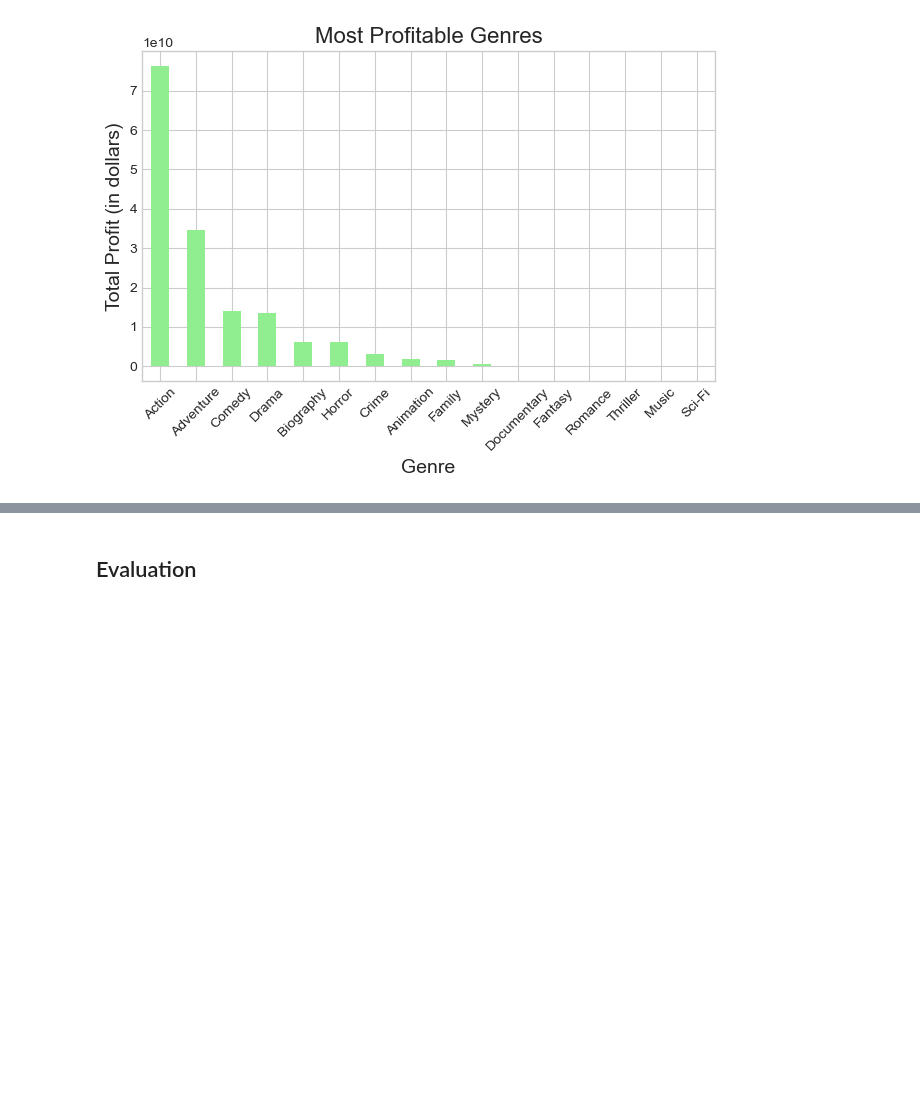
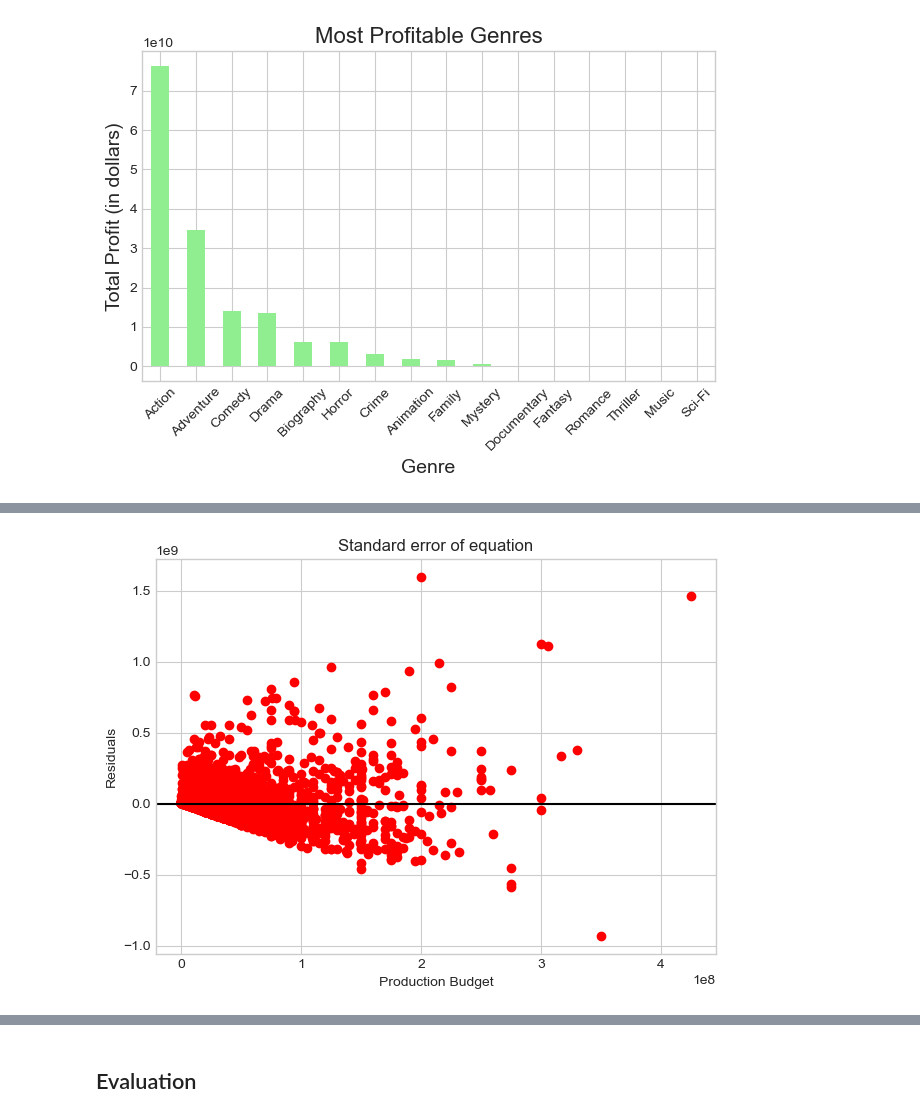
Before and after one commit to eugene-maina72/Phase-2-Project.Movie_Studio, a Jupyter notebook: notebook.ipynb, the cells around one changed output, grey strips where cells are left out. Drawn from its saved outputs; the diff is of its cells as text; code cells hidden in the pictures; blank space fills up the shorter version.

```diff
--- a/notebook.ipynb
+++ b/notebook.ipynb
@@ -676,0 +686,16 @@ strong multicollinearity or other numerical problems.
+# %%
+## Actual data from y_test
+# y=mx+c
+#  y = 2.112(X) - 7.814 to the power of 6
+#making predictions
+y_predictions = profit_equation.predict(sm.add_constant(x_test))
+
+
+#Evaluating performance(MSE,RMSE)
+
+reg_mse = mean_squared_error(y_test,y_predictions)
+
+reg_rmse = root_mean_squared_error(y_test,y_predictions)
+
+print(f'The Means squared Error is:{reg_mse}')
+print(f'The Root Means squared Error is:{reg_rmse}')
@@ -676,0 +726,17 @@ strong multicollinearity or other numerical problems.
+# %%
+# The residual plot
+
+# Calculate residuals using the training data
+residuals = y_train - profit_equation.predict(sm.add_constant(x_train))
+
+plt.scatter(x_train, residuals, color='red')
+plt.title("Standard error of equation")
+plt.axhline(y=0, color="black")
+plt.xlabel("Production Budget")
+plt.ylabel("Residuals")
+
+plt.tight_layout()
+plt.show()
+plt.savefig('images/standard_error_of_profit_equation.jpg')
+# %% [output]
+[figure, added]
```
Also changed, not shown: parts of 14 cells of this notebook, 5 other files.
